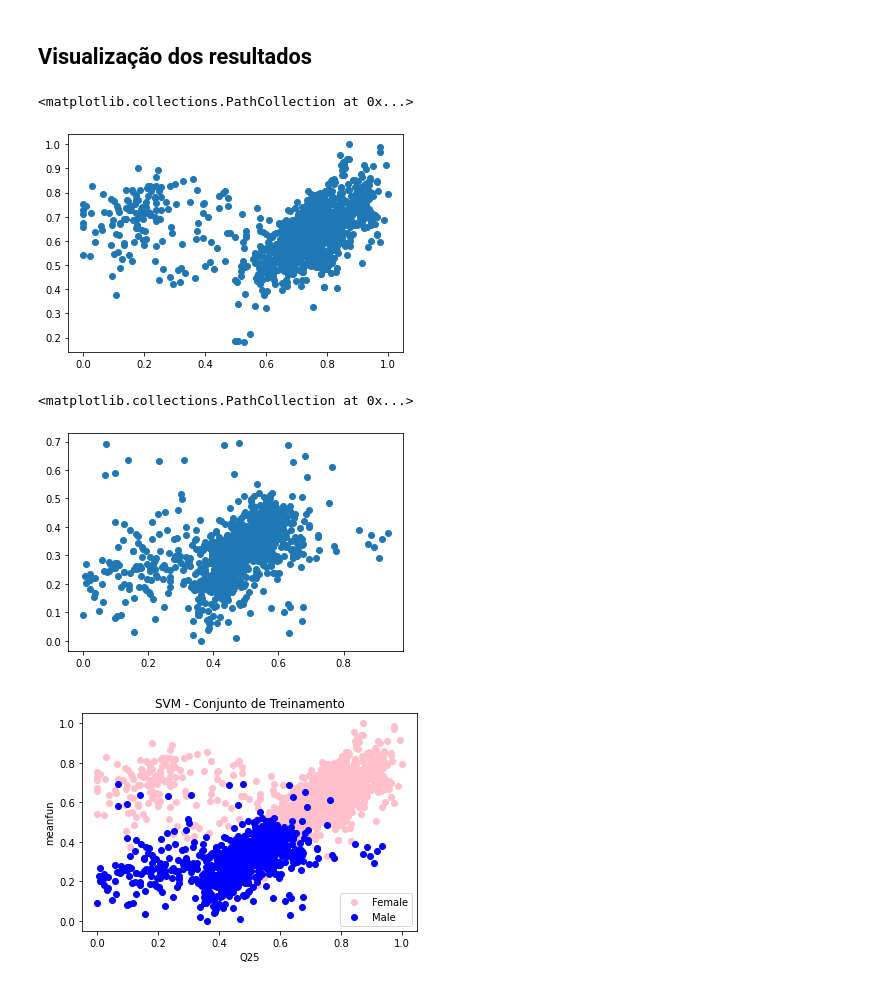
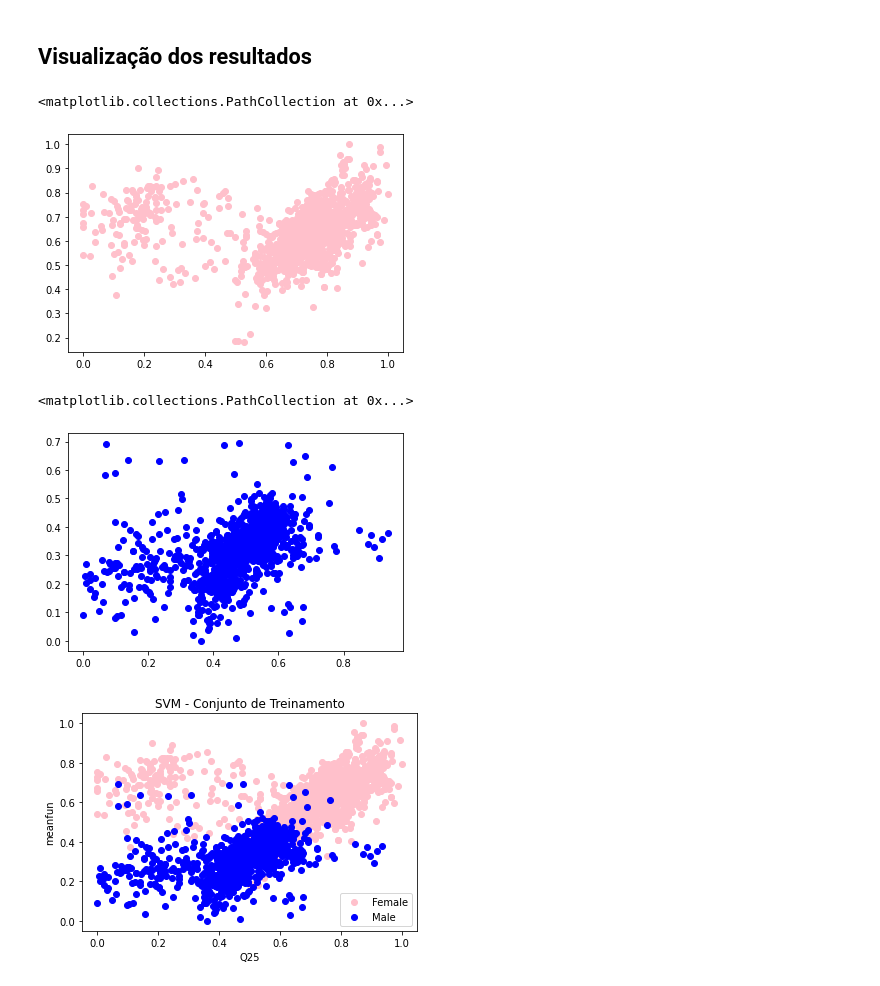
Before and after one commit to mateus-abrantes/Suport-Vector-Machine, a Jupyter notebook: SVM.ipynb, the cells around one changed output. Saved outputs shown, nothing was run; the diff lists cells and outputs as text; code cells hidden in the pictures.

```diff
--- a/SVM.ipynb
+++ b/SVM.ipynb
@@ -166,22 +165,22 @@ Matrix de confusão:
 # %%
 import matplotlib.pyplot as plt
 
 # Seleção dos elementos classificados como female
 Q25_female = X_train[y_train == 1, 0]
 meanfun_female = X_train[y_train == 1, 1]
 
-plt.scatter(Q25_female,meanfun_female)
+plt.scatter(Q25_female,meanfun_female,color='pink')
 # %% [output]
 <matplotlib.collections.PathCollection at 0x...>
-[figure, old version]
+[figure, new version]
 # %%
 # Seleção dos elementos classificados como male
 Q25_male = X_train[y_train == 0, 0]
 meanfun_male = X_train[y_train == 0, 1]
-plt.scatter(Q25_male,meanfun_male)
+plt.scatter(Q25_male,meanfun_male,color='blue')
 # %% [output]
 <matplotlib.collections.PathCollection at 0x...>
-[figure, old version]
+[figure, new version]
 # %%
 plt.scatter(Q25_female,meanfun_female, color='pink', label = 'Female')
 plt.scatter(Q25_male,meanfun_male, color='blue', label = 'Male')
```
Also changed, not shown: parts of 2 cells of this notebook.
